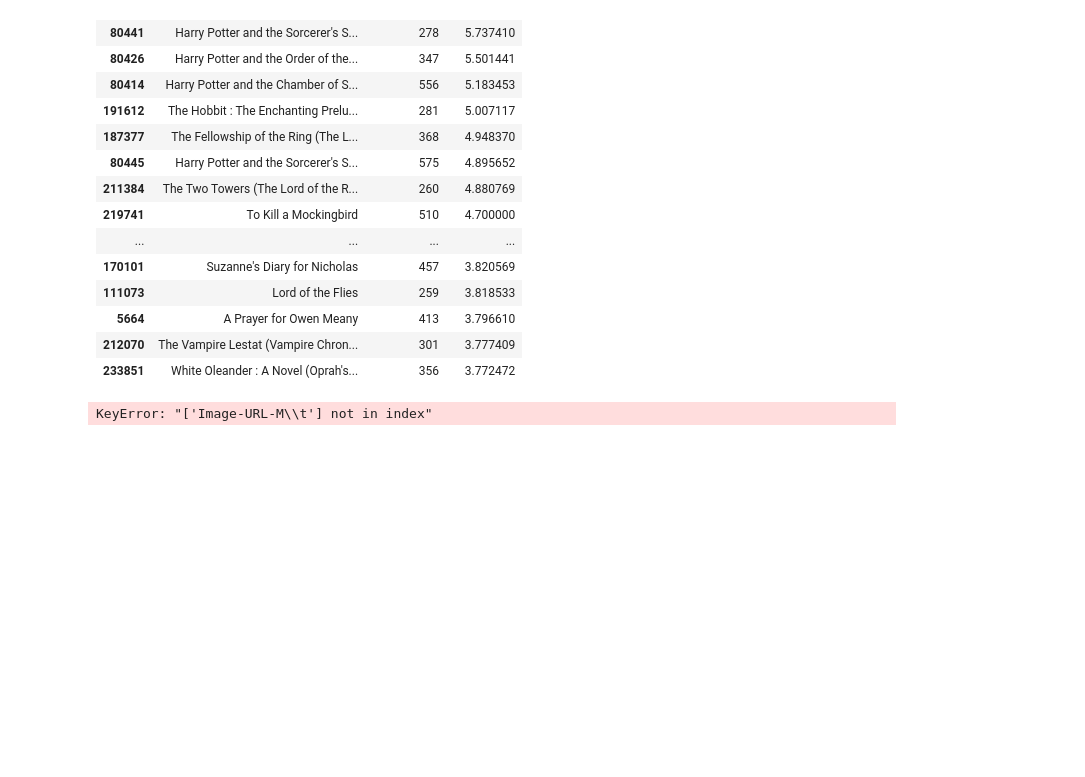
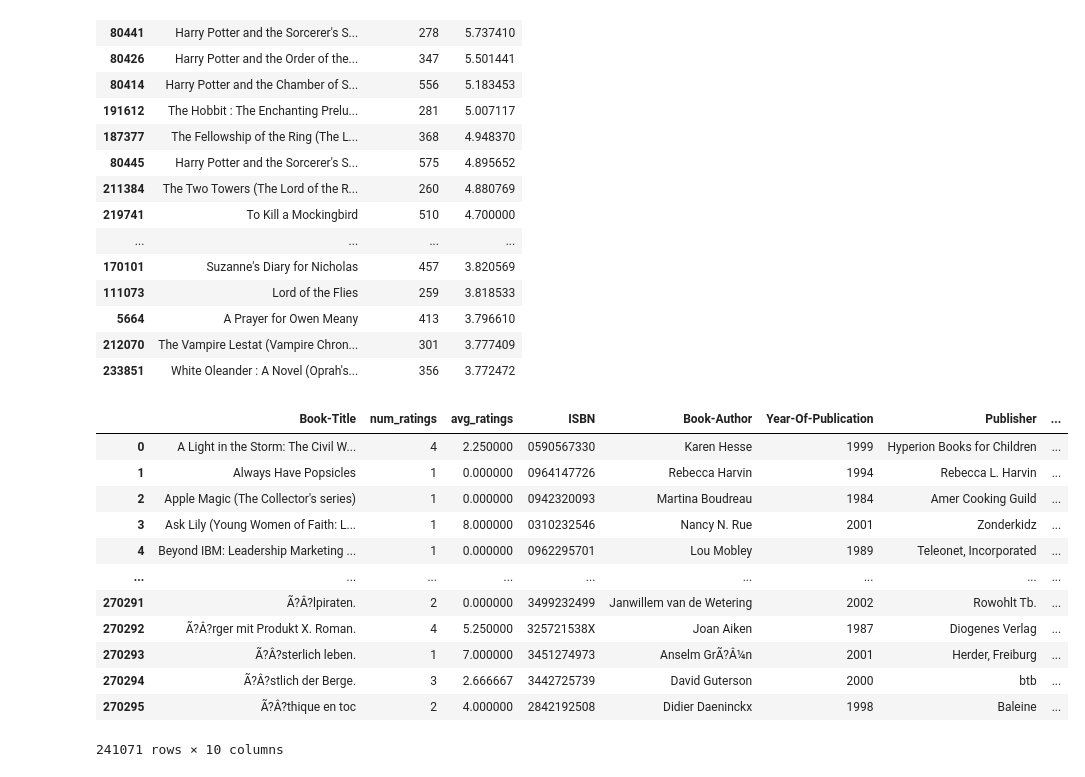
Before and after one commit to Mahima-m05/machine_learning01, a Jupyter notebook: book-rec-sys.ipynb, the cells around one changed output. Drawn from its saved outputs; the diff is of its cells as text; code cells hidden in the pictures; blank space fills up the shorter version.

```diff
--- a/book-rec-sys.ipynb
+++ b/book-rec-sys.ipynb
@@ -175,6 +175,18 @@ popular[popular['num_ratings']>=250].sort_values('avg_ratings',ascending=False).
 | 212070 | The Vampire Lestat (Vampire Chron... | 301 | 3.777409 |
 | 233851 | White Oleander : A Novel (Oprah's... | 356 | 3.772472 |
 # %%
-popular.merge(books, on = 'Book-Title').drop_duplicates('Book-Title')[['Book-Title','Book-Author','Image-URL-M	','num_ratings','avg_ratings']]
+popular.merge(books, on = 'Book-Title').drop_duplicates('Book-Title')
 # %% [output]
+|  | Book-Title | num_ratings | avg_ratings | ISBN | Book-Author | Year-Of-Publication | Publisher | ... |
+| 0 | A Light in the Storm: The Civil W... | 4 | 2.250000 | 0590567330 | Karen Hesse | 1999 | Hyperion Books for Children | ... |
+| 1 | Always Have Popsicles | 1 | 0.000000 | 0964147726 | Rebecca Harvin | 1994 | Rebecca L. Harvin | ... |
+| 2 | Apple Magic (The Collector's series) | 1 | 0.000000 | 0942320093 | Martina Boudreau | 1984 | Amer Cooking Guild | ... |
+| 3 | Ask Lily (Young Women of Faith: L... | 1 | 8.000000 | 0310232546 | Nancy N. Rue | 2001 | Zonderkidz | ... |
+| 4 | Beyond IBM: Leadership Marketing ... | 1 | 0.000000 | 0962295701 | Lou Mobley | 1989 | Teleonet, Incorporated | ... |
+| ... | ... | ... | ... | ... | ... | ... | ... | ... |
+| 270291 | Ã?Â?lpiraten. | 2 | 0.000000 | 3499232499 | Janwillem van de Wetering | 2002 | Rowohlt Tb. | ... |
+| 270292 | Ã?Â?rger mit Produkt X. Roman. | 4 | 5.250000 | 325721538X | Joan Aiken | 1987 | Diogenes Verlag | ... |
+| 270293 | Ã?Â?sterlich leben. | 1 | 7.000000 | 3451274973 | Anselm GrÃ?Â¼n | 2001 | Herder, Freiburg | ... |
+| 270294 | Ã?Â?stlich der Berge. | 3 | 2.666667 | 3442725739 | David Guterson | 2000 | btb | ... |
+| 270295 | Ã?Â?thique en toc | 2 | 4.000000 | 2842192508 | Didier Daeninckx | 1998 | Baleine | ... |
-KeyError: "['Image-URL-M\\t'] not in index"
+241071 rows × 10 columns
```
Also changed, not shown: parts of 16 cells of this notebook.
